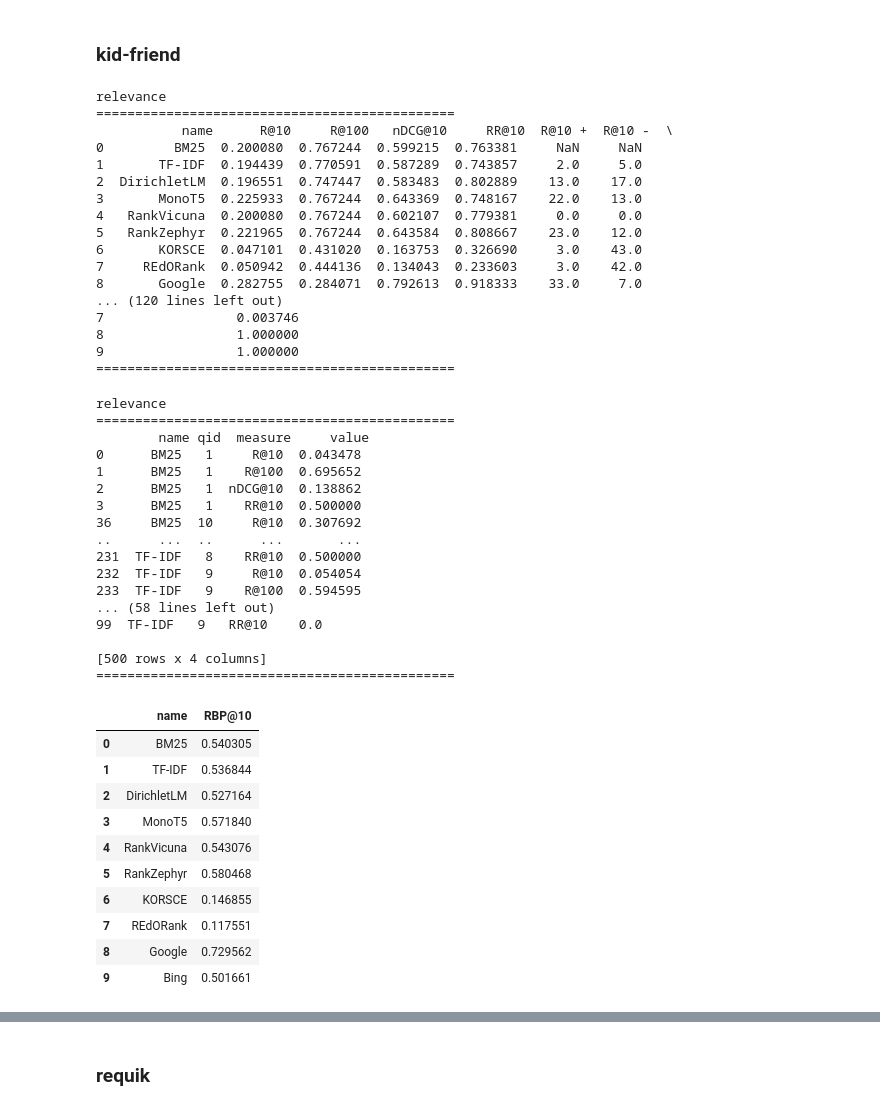
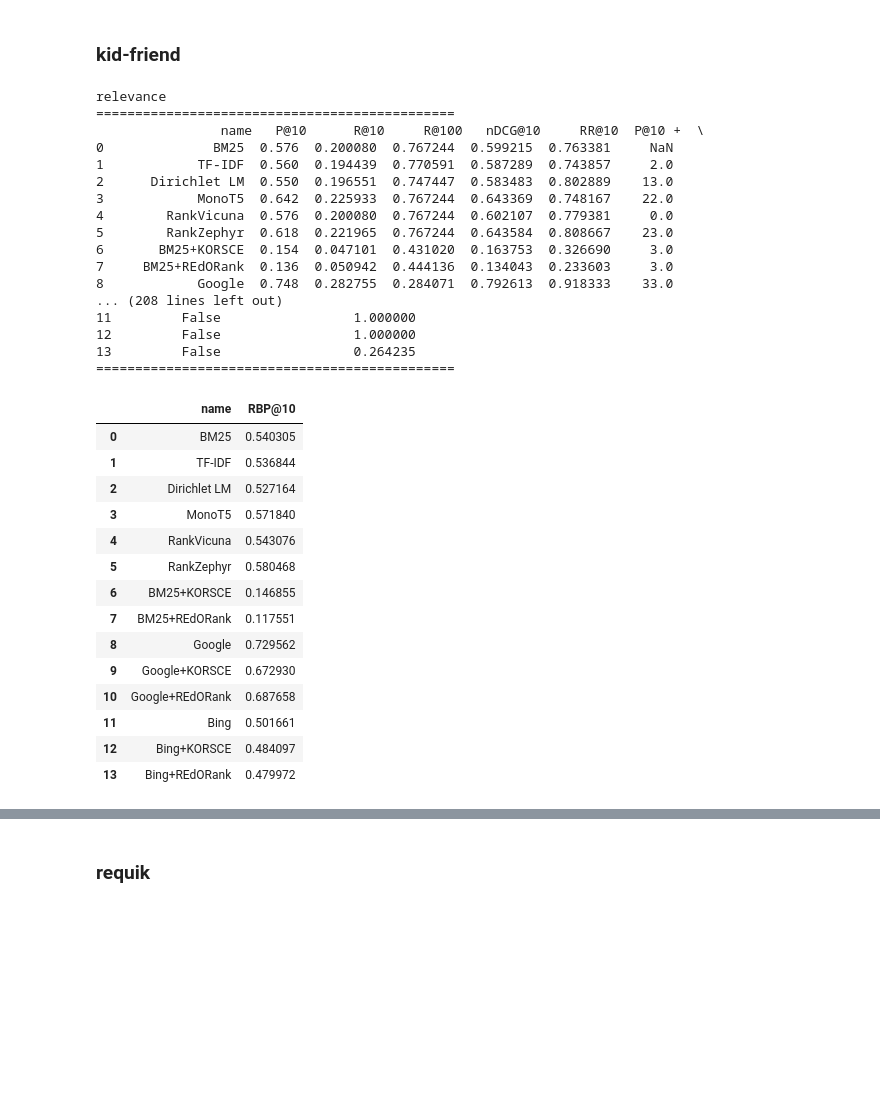
Before and after one commit to SOLandChildren/ChildCenteredEvaluation, a Jupyter notebook: code/evaluation.ipynb, the cells around one changed output, grey strips where cells are left out. Saved outputs shown, nothing was run; the diff lists cells and outputs as text; code cells hidden in the pictures; blank space fills up the shorter version.

```diff
--- a/code/evaluation.ipynb
+++ b/code/evaluation.ipynb
@@ -126,13 +215,13 @@ for qrel in qrels:
     if qrel == "relevance":
         metrics = [RR @ 10, nDCG @ 10, R @ 100, R @ 10, P@10]
     else:
-        metrics = [RR@10]
+        metrics = [P@10, RR@10]
 
     kf_results = pt.Experiment(
         retr_systems = get_ranked_lists("results/kid-friend/", dataset_name="kidfriend"),
         topics = kf_queries,
         qrels = kf_qrel_file,
-        names=["BM25", "TF-IDF", "DirichletLM", "MonoT5", "RankVicuna", "RankZephyr", "KORSCE", "REdORank", "Google", "Bing"],
+        names=["BM25", "TF-IDF", "Dirichlet LM", "MonoT5", "RankVicuna", "RankZephyr", "BM25+KORSCE", "BM25+REdORank", "Google", "Google+KORSCE", "Google+REdORank",  "Bing", "Bing+KORSCE", "Bing+REdORank"],
         eval_metrics=metrics,
         save_dir=str(kf_results_dir),
         save_mode='reuse', # switch to overwrite if required,
@@ -145,20 +234,20 @@ for qrel in qrels:
 # %% [output]
 relevance
 ==============================================
-           name      R@10     R@100   nDCG@10     RR@10  R@10 +  R@10 -  \
-0         BM25  0.200080  0.767244  0.599215  0.763381     NaN     NaN
-1       TF-IDF  0.194439  0.770591  0.587289  0.743857     2.0     5.0
-2  DirichletLM  0.196551  0.747447  0.583483  0.802889    13.0    17.0
-3       MonoT5  0.225933  0.767244  0.643369  0.748167    22.0    13.0
-4   RankVicuna  0.200080  0.767244  0.602107  0.779381     0.0     0.0
-5   RankZephyr  0.221965  0.767244  0.643584  0.808667    23.0    12.0
-6       KORSCE  0.047101  0.431020  0.163753  0.326690     3.0    43.0
-7     REdORank  0.050942  0.444136  0.134043  0.233603     3.0    42.0
-8       Google  0.282755  0.284071  0.792613  0.918333    33.0     7.0
-... (120 lines left out)
-7                 0.003746
-8                 1.000000
-9                 1.000000
+                name   P@10      R@10     R@100   nDCG@10     RR@10  P@10 +  \
+0              BM25  0.576  0.200080  0.767244  0.599215  0.763381     NaN
+1            TF-IDF  0.560  0.194439  0.770591  0.587289  0.743857     2.0
+2      Dirichlet LM  0.550  0.196551  0.747447  0.583483  0.802889    13.0
+3            MonoT5  0.642  0.225933  0.767244  0.643369  0.748167    22.0
+4        RankVicuna  0.576  0.200080  0.767244  0.602107  0.779381     0.0
+5        RankZephyr  0.618  0.221965  0.767244  0.643584  0.808667    23.0
+6       BM25+KORSCE  0.154  0.047101  0.431020  0.163753  0.326690     3.0
+7     BM25+REdORank  0.136  0.050942  0.444136  0.134043  0.233603     3.0
+8            Google  0.748  0.282755  0.284071  0.792613  0.918333    33.0
+... (208 lines left out)
+11         False                 1.000000
+12         False                 1.000000
+13         False                 0.264235
 ==============================================
 # %%
 import pyterrier as pt
@@ -188,13 +277,13 @@ for qrel in qrels:
     if qrel == "relevance":
         metrics = [RR @ 10, nDCG @ 10, R @ 100, R @ 10, P@10]
     else:
-        metrics = [RR@10]
+        metrics = [P@10, RR@10]
 
     kf_results = pt.Experiment(
         retr_systems = get_ranked_lists("results/kid-friend/", dataset_name="kidfriend"),
         topics = kf_queries,
         qrels = kf_qrel_file,
-        names=["BM25", "TF-IDF", "DirichletLM", "MonoT5", "RankVicuna", "RankZephyr", "KORSCE", "REdORank", "Google", "Bing"],
+        names=["BM25", "TF-IDF", "Dirichlet LM", "MonoT5", "RankVicuna", "RankZephyr", "BM25+KORSCE", "BM25+REdORank", "Google", "Google+KORSCE", "Google+REdORank",  "Bing", "Bing+KORSCE", "Bing+REdORank"],
         eval_metrics=metrics,
         save_dir=str(kf_results_dir),
         save_mode='reuse', # switch to overwrite if required,
@@ -202,61 +291,47 @@ for qrel in qrels:
     )
 
     kf_results.to_csv("results/kid-friend/query_wise/"+qrel+"_eval.csv", index=False)
-    print(qrel, "\n==============================================\n", kf_results, "\n==============================================\n\n")
+    # print(qrel, "\n==============================================\n", kf_results, "\n==============================================\n\n")
-# %% [output]
-relevance
-==============================================
-        name qid  measure     value
-0      BM25   1     R@10  0.043478
-1      BM25   1    R@100  0.695652
-2      BM25   1  nDCG@10  0.138862
-3      BM25   1    RR@10  0.500000
-36     BM25  10     R@10  0.307692
-..      ...  ..      ...       ...
-231  TF-IDF   8    RR@10  0.500000
-232  TF-IDF   9     R@10  0.054054
-233  TF-IDF   9    R@100  0.594595
-... (58 lines left out)
-99  TF-IDF   9   RR@10    0.0
-
-[500 rows x 4 columns]
-==============================================
 # %%
 import pyterrier as pt
 from utils import RBP, get_ranked_lists
 import pandas as pd
 
 
 kf_retriever_systems = get_ranked_lists("results/kid-friend/", dataset_name="kidfriend")
-kf_retriever_names = ["BM25", "TF-IDF", "DirichletLM", "MonoT5", "RankVicuna", "RankZephyr", "KORSCE", "REdORank", "Google", "Bing"]
+kf_retriever_names = ["BM25", "TF-IDF", "Dirichlet LM", "MonoT5", "RankVicuna", "RankZephyr", "BM25+KORSCE", "BM25+REdORank", "Google", "Google+KORSCE", "Google+REdORank",  "Bing", "Bing+KORSCE", "Bing+REdORank"]
 
 # kf_retriever_systems = [kid_friend_tf_idf]
 # kf_retriever_names = ["TF-IDF"]
 
 kf_queries = pd.read_csv("../data/kid-friend-en/en/inputs/topics.csv")
 kf_queries["qid"] = kf_queries["qid"].astype(str)
 kf_qrel_file = pd.read_csv("../data/kid-friend-en/en/qrels/qrels-relevance-binary.csv")
 kf_qrel_file["qid"] = kf_qrel_file["qid"].astype(str)
 
 kf_rbp_results = []
 for sys, name in zip(kf_retriever_systems, kf_retriever_names):
     score = RBP(topics=kf_queries, qrels=kf_qrel_file, retriever_system=sys, phi=0.8, perquery=False, k=10)
     kf_rbp_results.append([name, score])
 
 kf_rbp_results_df = pd.DataFrame(kf_rbp_results, columns=["name", f"RBP@10"])
 kf_rbp_results_df
 # %% [output]
 |  | name | RBP@10 |
 | 0 | BM25 | 0.540305 |
 | 1 | TF-IDF | 0.536844 |
-| 2 | DirichletLM | 0.527164 |
+| 2 | Dirichlet LM | 0.527164 |
 | 3 | MonoT5 | 0.571840 |
 | 4 | RankVicuna | 0.543076 |
 | 5 | RankZephyr | 0.580468 |
-| 6 | KORSCE | 0.146855 |
-| 7 | REdORank | 0.117551 |
+| 6 | BM25+KORSCE | 0.146855 |
+| 7 | BM25+REdORank | 0.117551 |
 | 8 | Google | 0.729562 |
-| 9 | Bing | 0.501661 |
+| 9 | Google+KORSCE | 0.672930 |
+| 10 | Google+REdORank | 0.687658 |
+| 11 | Bing | 0.501661 |
+| 12 | Bing+KORSCE | 0.484097 |
+| 13 | Bing+REdORank | 0.479972 |
 # %%
 import pyterrier as pt
 from utils import RBP, get_ranked_lists
```
Also changed, not shown: parts of 44 cells of this notebook, 33 other files.
